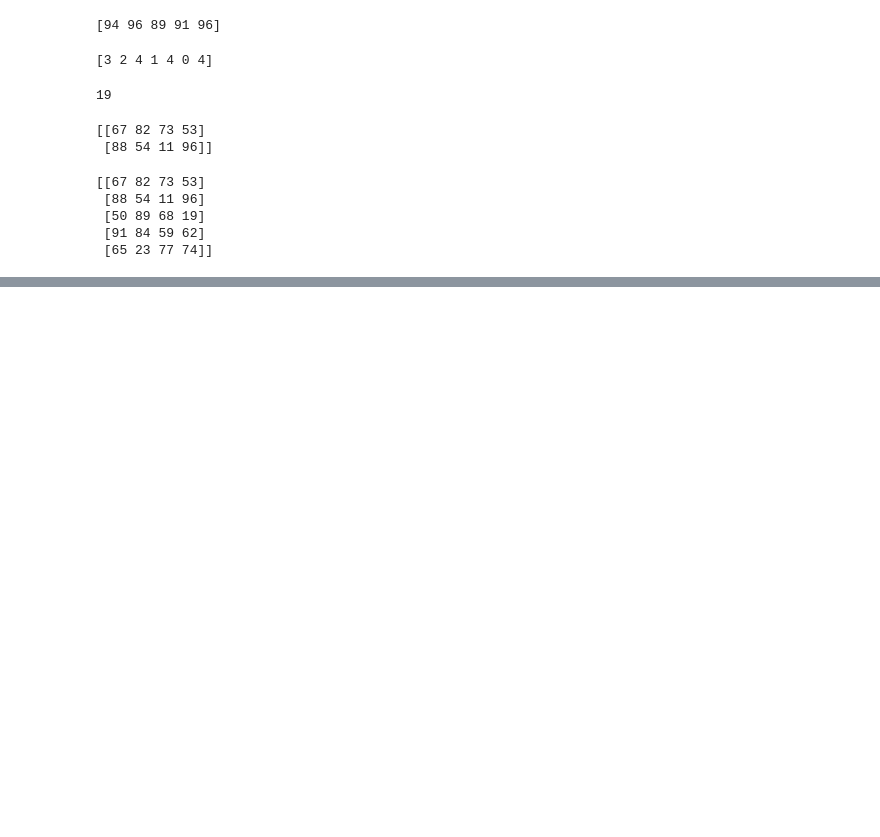
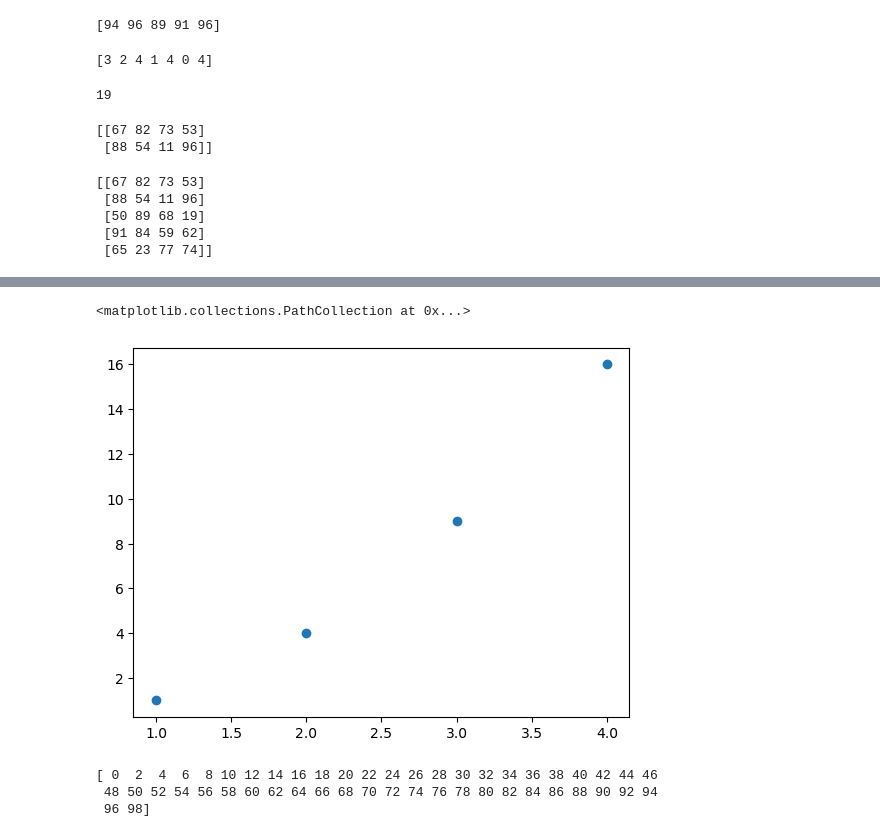
Before and after one commit to Pravifdo/Basic--python-code, a Jupyter notebook: BasicOfpython.ipynb, the cells around one changed output, grey strips where cells are left out. Drawn from its saved outputs; the diff is of its cells as text; code cells hidden in the pictures; blank space fills up the shorter version.

```diff
--- a/BasicOfpython.ipynb
+++ b/BasicOfpython.ipynb
@@ -426,0 +445,17 @@ print(array[:,0:4])
+# %%
+x = [1,2,3,4]
+y=[1,4,9,16]
+
+plt.scatter(x,y)
+# %% [output]
+<matplotlib.collections.PathCollection at 0x...>
+[figure, added]
+# %%
+import numpy as np
+x =np.arange(0,100,2)
+
+print(x)
+# %% [output]
+[ 0  2  4  6  8 10 12 14 16 18 20 22 24 26 28 30 32 34 36 38 40 42 44 46
+ 48 50 52 54 56 58 60 62 64 66 68 70 72 74 76 78 80 82 84 86 88 90 92 94
+ 96 98]
```
Also changed, not shown: parts of 7 cells of this notebook, 2 other files.
